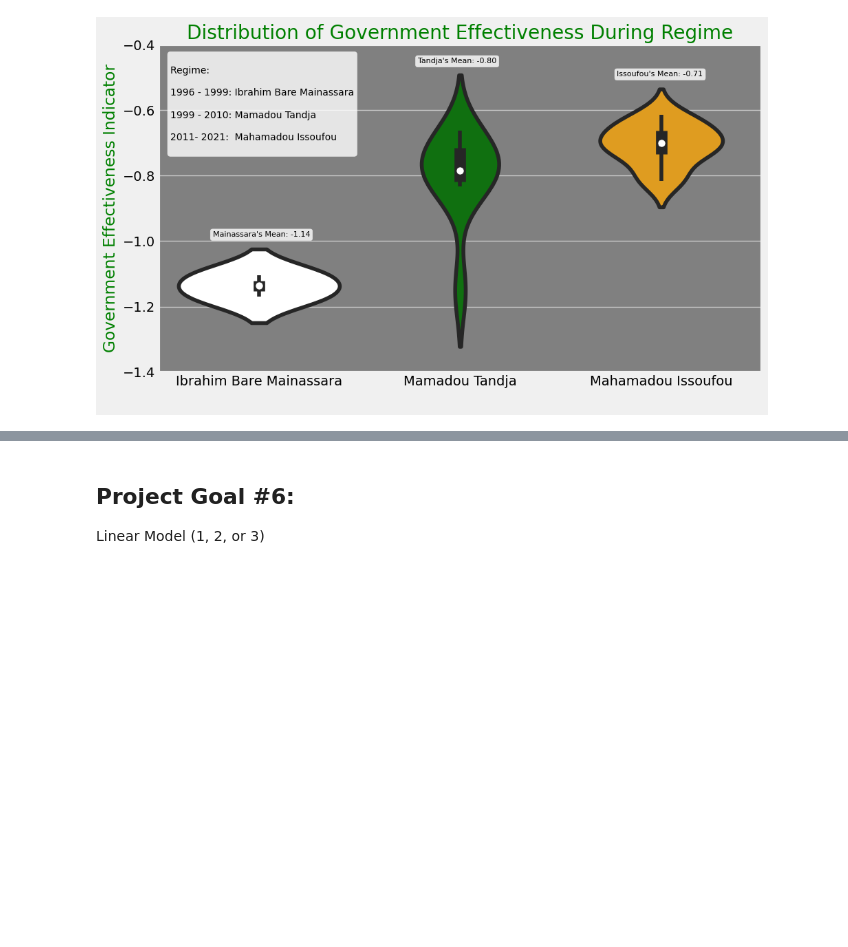
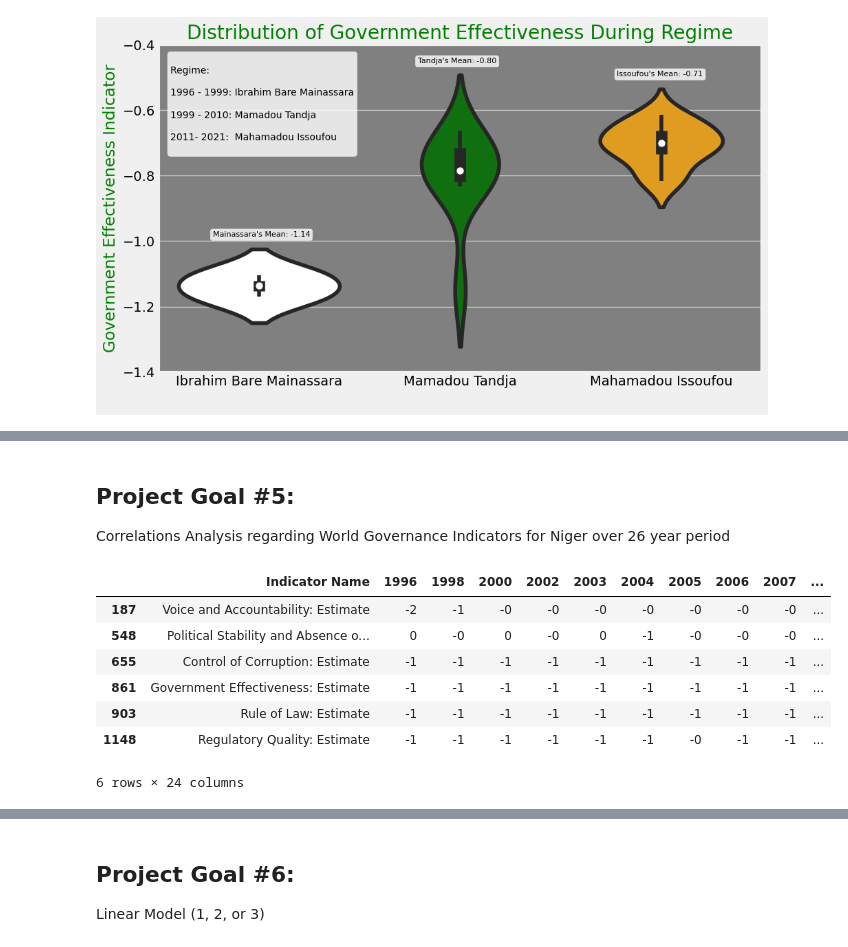
Before and after one commit to joelphimes/Niger-Political-Shift-Examination, a Jupyter notebook: notebooks/work.ipynb, the cells around one changed output, grey strips where cells are left out. Cells and saved outputs as stored; diff of their text form; code cells hidden in the pictures; blank space fills up the shorter version.

```diff
--- a/notebooks/work.ipynb
+++ b/notebooks/work.ipynb
@@ -561,0 +619,18 @@ Hypo test (1, 2, 3, 4, or 5)
+# %% [markdown]
+## Project Goal #5:
+Correlations Analysis regarding World Governance Indicators for Niger over 26 year period
+# %%
+indicator_codes = ['PV.EST', 'CC.EST', 'GE.EST', 'RQ.EST', 'VA.EST', 'RL.EST']
+PG5 = niger[niger['Indicator Code'].isin(indicator_codes)]
+# no data for those years
+PG5 = PG5.drop(['1997', '1999', '2001', '2022', 'Indicator Code'], axis=1)
+PG5
+# %% [output]
+|  | Indicator Name | 1996 | 1998 | 2000 | 2002 | 2003 | 2004 | 2005 | 2006 | 2007 | ... |
+| 187 | Voice and Accountability: Estimate | -2 | -1 | -0 | -0 | -0 | -0 | -0 | -0 | -0 | ... |
+| 548 | Political Stability and Absence o... | 0 | -0 | 0 | -0 | 0 | -1 | -0 | -0 | -0 | ... |
+| 655 | Control of Corruption: Estimate | -1 | -1 | -1 | -1 | -1 | -1 | -1 | -1 | -1 | ... |
+| 861 | Government Effectiveness: Estimate | -1 | -1 | -1 | -1 | -1 | -1 | -1 | -1 | -1 | ... |
+| 903 | Rule of Law: Estimate | -1 | -1 | -1 | -1 | -1 | -1 | -1 | -1 | -1 | ... |
+| 1148 | Regulatory Quality: Estimate | -1 | -1 | -1 | -1 | -1 | -1 | -0 | -1 | -1 | ... |
+6 rows × 24 columns
```
Also changed, not shown: parts of 17 cells of this notebook, 10 other files.
